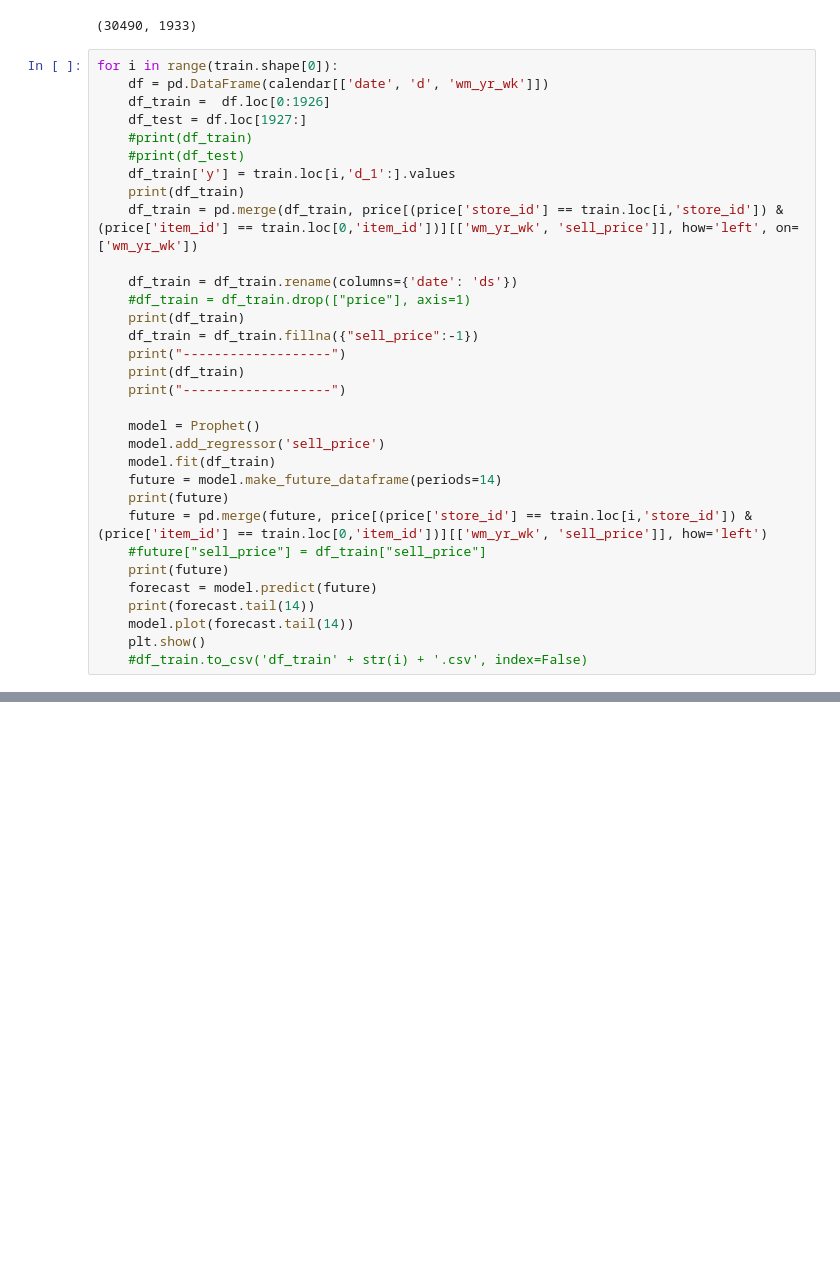
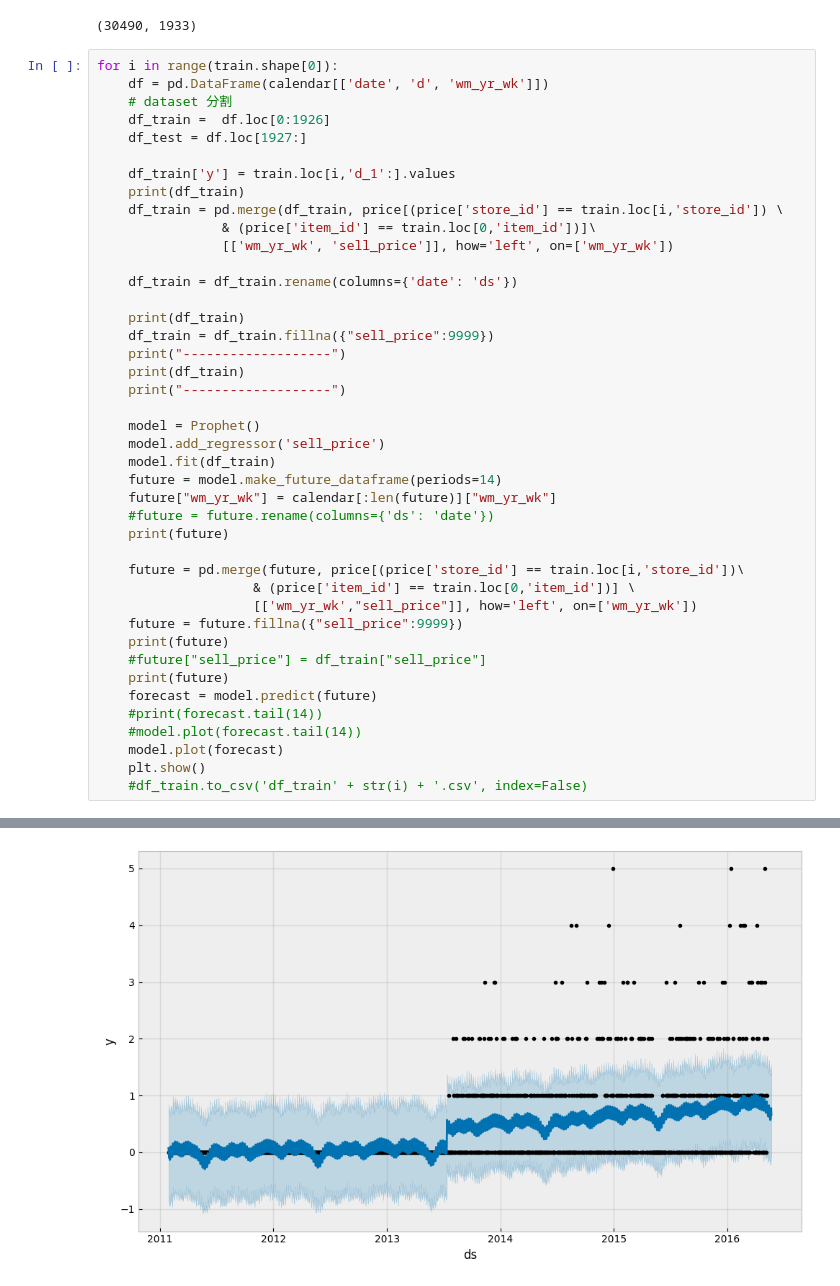
Before and after one commit to ten10ba/chronolog, a Jupyter notebook: code/m5.ipynb, the cells around one changed output, grey strips where cells are left out. Drawn from its saved outputs; the diff is of its cells as text; blank space fills up the shorter version.

```diff
--- a/code/m5.ipynb
+++ b/code/m5.ipynb
@@ -59,18 +59,20 @@ print(train.shape)
 # %%
 for i in range(train.shape[0]):
     df = pd.DataFrame(calendar[['date', 'd', 'wm_yr_wk']])
+    # dataset 分割
     df_train =  df.loc[0:1926]
     df_test = df.loc[1927:]
-    #print(df_train)
-    #print(df_test)
+
     df_train['y'] = train.loc[i,'d_1':].values
     print(df_train)
-    df_train = pd.merge(df_train, price[(price['store_id'] == train.loc[i,'store_id']) & (price['item_id'] == train.loc[0,'item_id'])][['wm_yr_wk', 'sell_price']], how='left', on=['wm_yr_wk'])
+    df_train = pd.merge(df_train, price[(price['store_id'] == train.loc[i,'store_id']) \
+                & (price['item_id'] == train.loc[0,'item_id'])]\
+                [['wm_yr_wk', 'sell_price']], how='left', on=['wm_yr_wk'])
 
     df_train = df_train.rename(columns={'date': 'ds'})
-    #df_train = df_train.drop(["price"], axis=1)
+
     print(df_train)
-    df_train = df_train.fillna({"sell_price":-1})
+    df_train = df_train.fillna({"sell_price":9999})
     print("-------------------")
     print(df_train)
     print("-------------------")
@@ -79,13 +81,21 @@ for i in range(train.shape[0]):
     model.add_regressor('sell_price')
     model.fit(df_train)
     future = model.make_future_dataframe(periods=14)
+    future["wm_yr_wk"] = calendar[:len(future)]["wm_yr_wk"]
+    #future = future.rename(columns={'ds': 'date'})
     print(future)
-    future = pd.merge(future, price[(price['store_id'] == train.loc[i,'store_id']) & (price['item_id'] == train.loc[0,'item_id'])][['wm_yr_wk', 'sell_price']], how='left')
+
+    future = pd.merge(future, price[(price['store_id'] == train.loc[i,'store_id'])\
+                    & (price['item_id'] == train.loc[0,'item_id'])] \
+                    [['wm_yr_wk',"sell_price"]], how='left', on=['wm_yr_wk'])
+    future = future.fillna({"sell_price":9999})
+    print(future)
     #future["sell_price"] = df_train["sell_price"]
     print(future)
     forecast = model.predict(future)
-    print(forecast.tail(14))
-    model.plot(forecast.tail(14))
+    #print(forecast.tail(14))
+    #model.plot(forecast.tail(14))
+    model.plot(forecast)
     plt.show()
     #df_train.to_csv('df_train' + str(i) + '.csv', index=False)
 # %% [output]
@@ -129,0 +143 @@ See the caveats in the documentation: https://pandas.pydata.org/pandas-docs/stab
+[figure, added]
```
Also changed, not shown: parts of 2 cells of this notebook.
